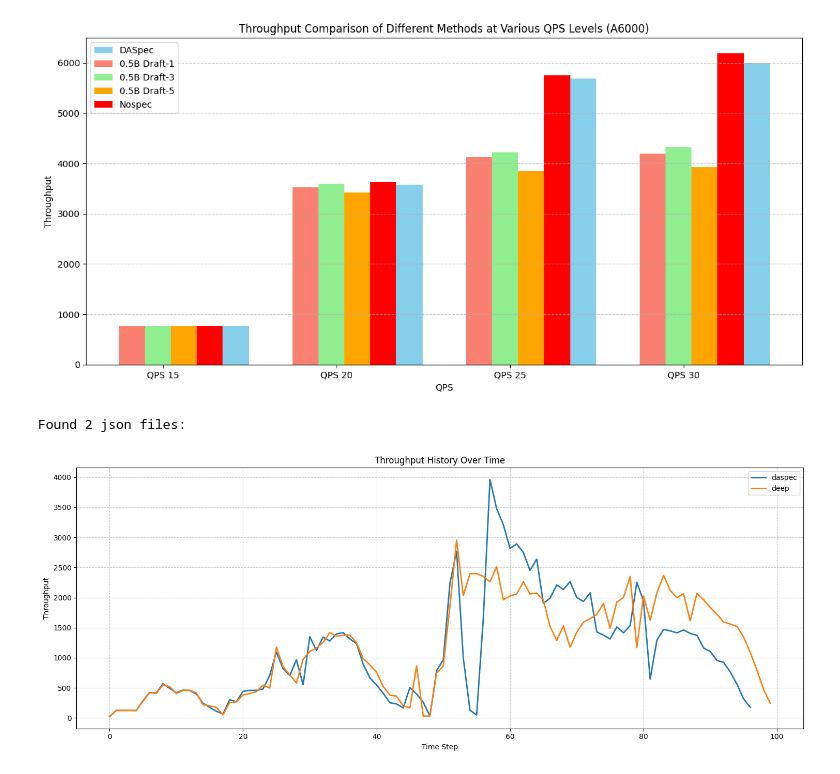
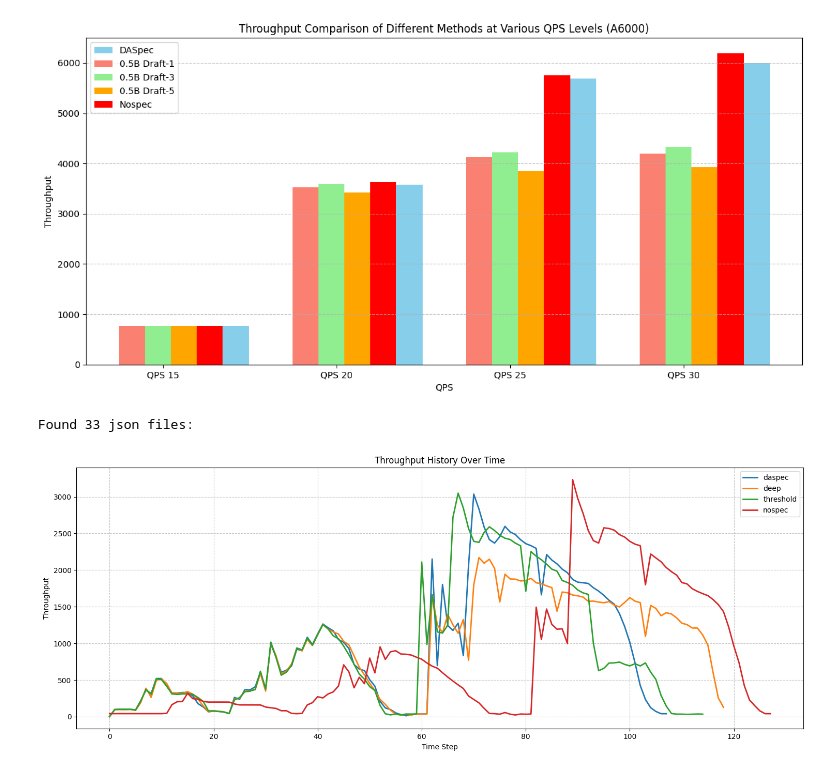
Before and after one commit to lihuahua123/vllm_speculative, a Jupyter notebook: exps/draw2.ipynb, the cells around one changed output. Cells and saved outputs as stored; diff of their text form; code cells hidden in the pictures.

```diff
--- a/exps/draw2.ipynb
+++ b/exps/draw2.ipynb
@@ -521,39 +552,40 @@ json_files = [f for f in os.listdir('../throughput_history') if f.endswith('.jso
 json_files.sort()
 
 print(f"Found {len(json_files)} json files:")
+# # A6000 480 条请求 sharegpt  request_rate_list = [5,5,40]
+# throughput_history_daspec_20250515_151747.json # without increase
+# throughput_history_daspec_20250515_161221.json # with increase
+json_files = ['throughput_history_daspec_20250515_141552.json','throughput_history_deep_20250515_142132.json','throughput_history_threshold_20250515_141836.json','throughput_history_nospec_20250515_142427.json']
+json_files = ['throughput_history_daspec_20250515_164327.json','throughput_history_deep_20250515_152355.json','throughput_history_threshold_20250515_152045.json','throughput_history_nospec_20250515_152710.json']
 json_list = []
 for f in json_files:
     with open(f'../throughput_history/{f}', 'r') as f:
         data = json.load(f)
     json_list.append(data['throughput_history'][:])
 
-# with open('../throughput_history/throughput_history_20250513_190905.json', 'r') as f:
-#     data = json.load(f)
-# data['throughput_history']
-# Create figure and axis
 plt.figure(figsize=(15, 6))
 
 # Plot the time series
 label_list = []
 for f in json_files:
     label_list.append(f.split('_')[2])
 for data,label in zip(json_list,label_list):
-    if label== 'deep' or label== 'daspec':
-        plt.plot(data, label=label, linewidth=2)
+    #if label== 'deep' or label== 'daspec':
+    plt.plot(data, label=label, linewidth=2)
 
 # Add labels and title
 plt.xlabel('Time Step')
 plt.ylabel('Throughput')
 plt.legend()
 plt.title('Throughput History Over Time')
 
 # Add grid for better readability
 plt.grid(True, linestyle='--', alpha=0.7)
 
 # Adjust layout
 plt.tight_layout()
 
 plt.show()
 # %% [output]
-Found 2 json files:
+Found 33 json files:
-[figure, old version]
+[figure, new version]
```
Also changed, not shown: parts of 2 cells of this notebook, 5 other files.
